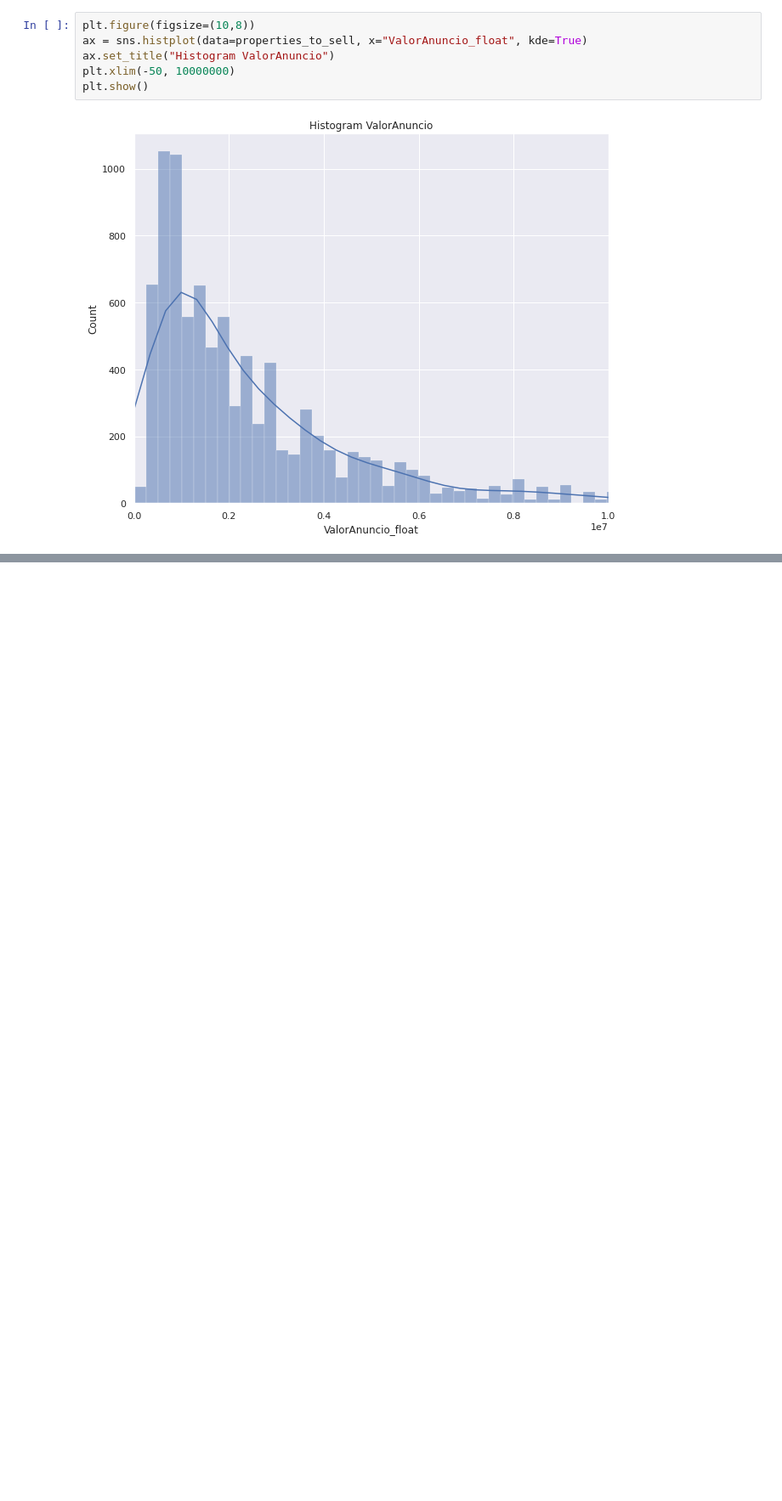
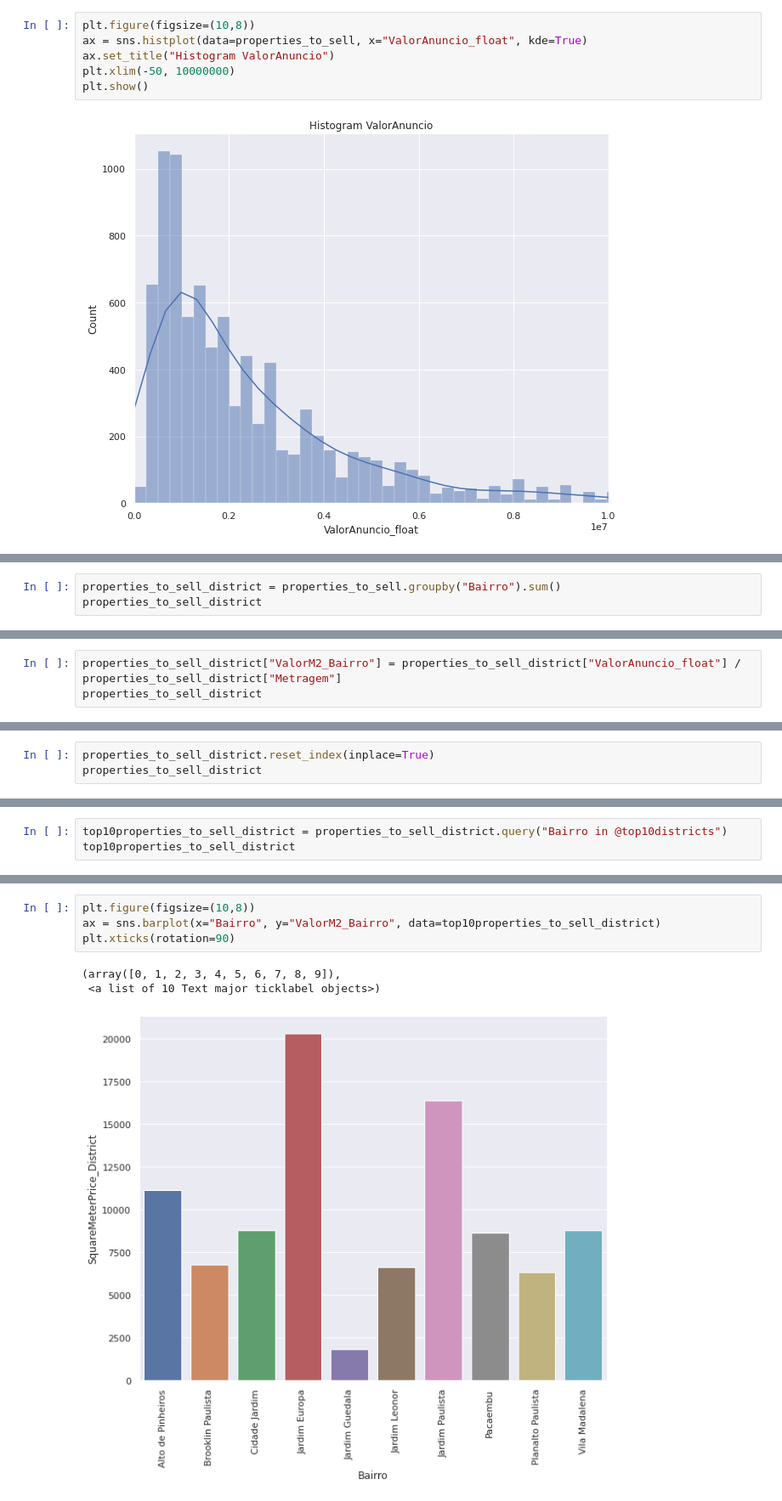
Before and after one commit to brenomfviana/alura-imersao-dados, a Jupyter notebook: Imersão de Dados 4 - Alura - Aulas.ipynb, the cells around one changed output, grey strips where cells are left out. Shown: that part at 85% size. Saved outputs shown, nothing was run; the diff lists cells and outputs as text; blank space fills up the shorter version.

```diff
--- a/Imersão de Dados 4 - Alura - Aulas.ipynb
+++ b/Imersão de Dados 4 - Alura - Aulas.ipynb
@@ -371,0 +406,3 @@ plt.show()
+# %%
+properties_to_sell_district = properties_to_sell.groupby("Bairro").sum()
+properties_to_sell_district
@@ -371,0 +424,3 @@ plt.show()
+# %%
+properties_to_sell_district["ValorM2_Bairro"] = properties_to_sell_district["ValorAnuncio_float"] / properties_to_sell_district["Metragem"]
+properties_to_sell_district
@@ -371,0 +481,3 @@ plt.show()
+# %%
+properties_to_sell_district.reset_index(inplace=True)
+properties_to_sell_district
@@ -371,0 +498,3 @@ plt.show()
+# %%
+top10properties_to_sell_district = properties_to_sell_district.query("Bairro in @top10districts")
+top10properties_to_sell_district
@@ -371,0 +513,8 @@ plt.show()
+# %%
+plt.figure(figsize=(10,8))
+ax = sns.barplot(x="Bairro", y="ValorM2_Bairro", data=top10properties_to_sell_district)
+plt.xticks(rotation=90)
+# %% [output]
+(array([0, 1, 2, 3, 4, 5, 6, 7, 8, 9]),
+ <a list of 10 Text major ticklabel objects>)
+[figure, added]
```
Also changed, not shown: parts of 25 cells of this notebook, 3 other files.
